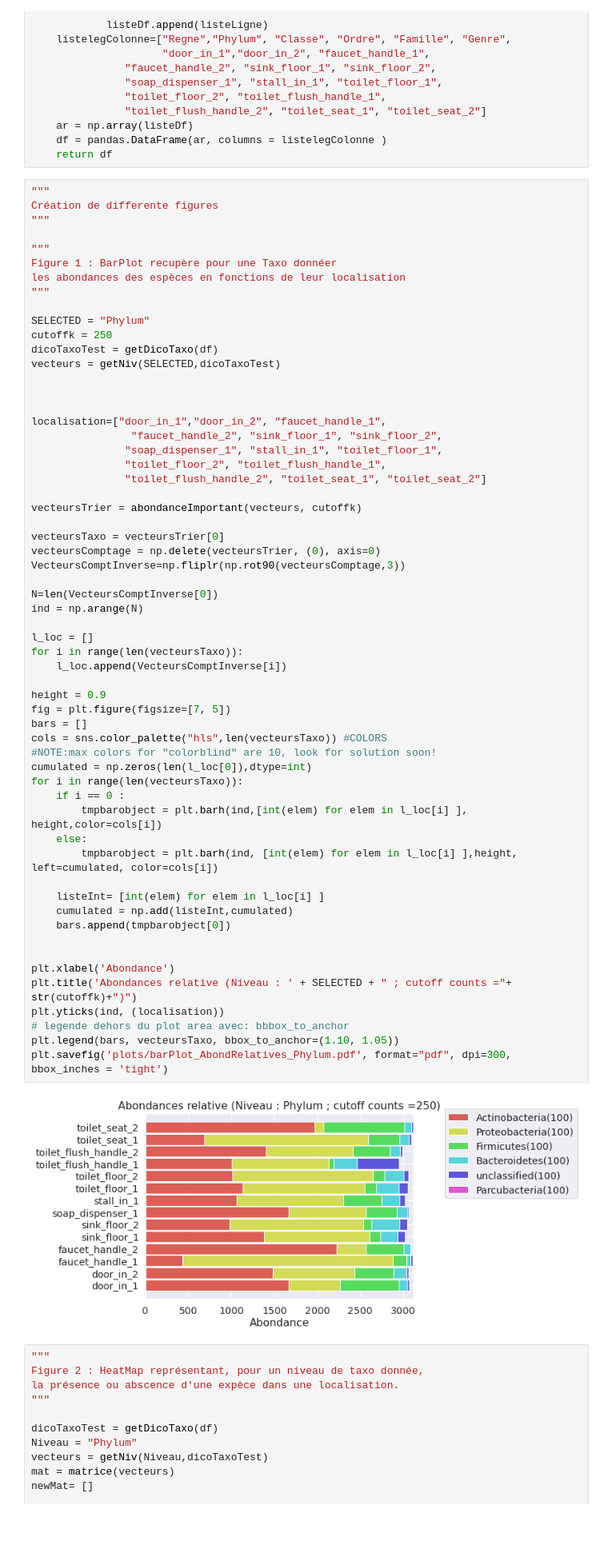
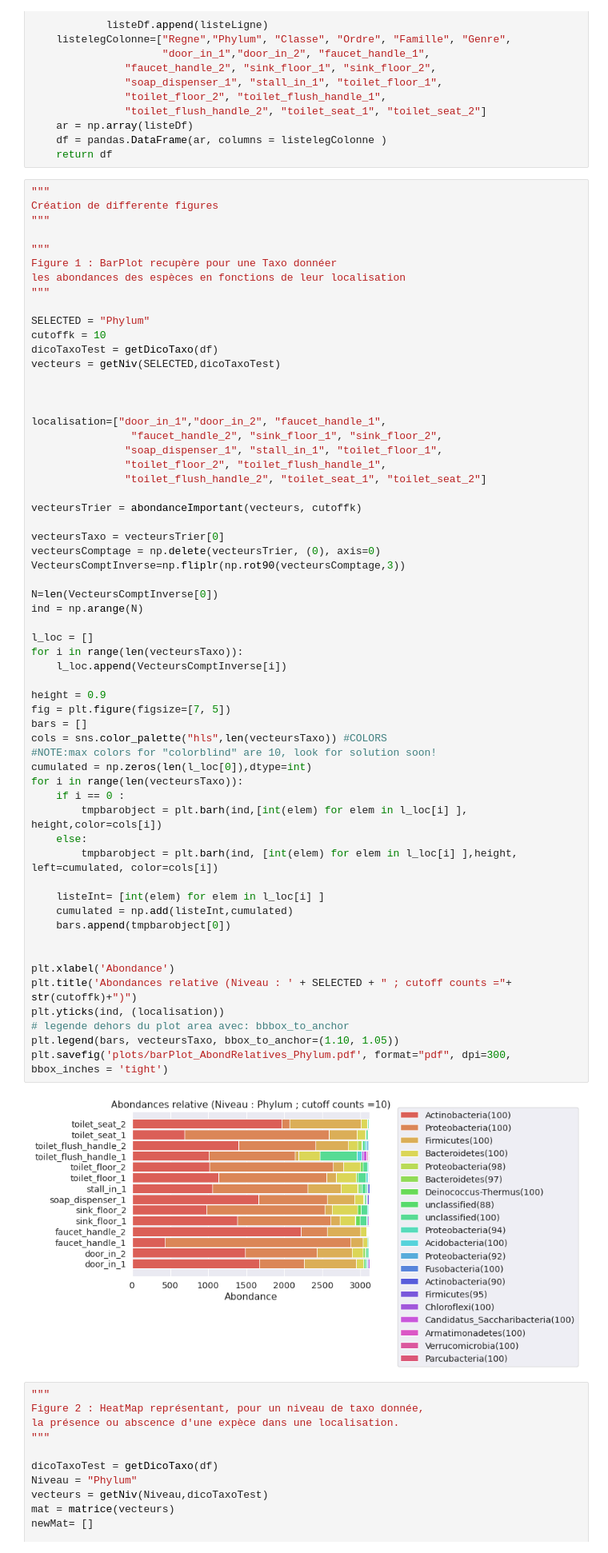
Before and after one commit to mmartelat/vdb_joha_marie, a Jupyter notebook: VdbFinalProject.ipynb, the cells around one changed output. Shown at 80% size. Drawn from its saved outputs; the diff is of its cells as text; blank space fills up the shorter version.

```diff
--- a/VdbFinalProject.ipynb
+++ b/VdbFinalProject.ipynb
@@ -550,7 +557,7 @@ les abondances des espèces en fonctions de leur localisation
 """
 
 SELECTED = "Phylum"
-cutoffk = 250
+cutoffk = 10
 dicoTaxoTest = getDicoTaxo(df)
 vecteurs = getNiv(SELECTED,dicoTaxoTest)
 
@@ -572,34 +579,34 @@ N=len(VecteursComptInverse[0])
 ind = np.arange(N)
 
 l_loc = []
 for i in range(len(vecteursTaxo)):
     l_loc.append(VecteursComptInverse[i])
 
 height = 0.9
 fig = plt.figure(figsize=[7, 5])
 bars = []
 cols = sns.color_palette("hls",len(vecteursTaxo)) #COLORS
 #NOTE:max colors for "colorblind" are 10, look for solution soon!
 cumulated = np.zeros(len(l_loc[0]),dtype=int)
 for i in range(len(vecteursTaxo)):
     if i == 0 :
         tmpbarobject = plt.barh(ind,[int(elem) for elem in l_loc[i] ], height,color=cols[i])
     else:
         tmpbarobject = plt.barh(ind, [int(elem) for elem in l_loc[i] ],height, left=cumulated, color=cols[i])
 
     listeInt= [int(elem) for elem in l_loc[i] ]
     cumulated = np.add(listeInt,cumulated)
     bars.append(tmpbarobject[0])
 
 
 plt.xlabel('Abondance')
 plt.title('Abondances relative (Niveau : ' + SELECTED + " ; cutoff counts ="+ str(cutoffk)+")")
 plt.yticks(ind, (localisation))
 # legende dehors du plot area avec: bbbox_to_anchor
 plt.legend(bars, vecteursTaxo, bbox_to_anchor=(1.10, 1.05))
 plt.savefig('plots/barPlot_AbondRelatives_Phylum.pdf', format="pdf", dpi=300,  bbox_inches = 'tight')
 # %% [output]
-[figure, old version]
+[figure, new version]
 # %%
 """
 Figure 2 : HeatMap représentant, pour un niveau de taxo donnée,
```
Also changed, not shown: parts of 1 cell of this notebook, 1 other file.
